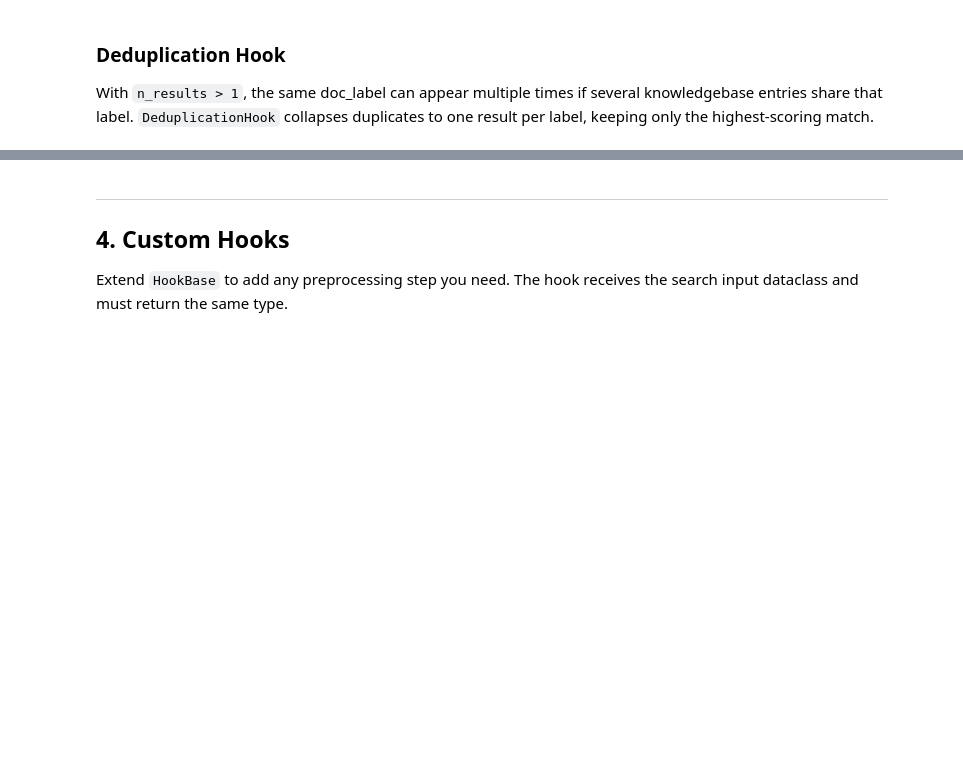
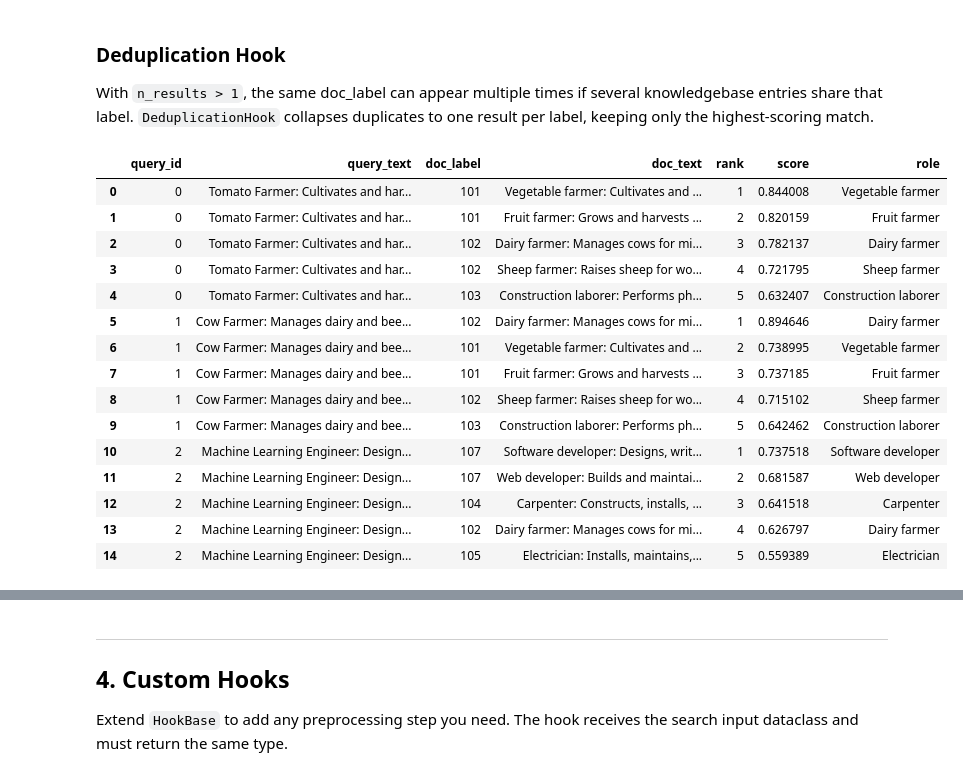
Before and after one commit to datasciencecampus/classifai_demo, a Jupyter notebook: notebooks/general_workflow_demo.ipynb, the cells around one changed output, grey strips where cells are left out. Saved outputs shown, nothing was run; the diff lists cells and outputs as text; code cells hidden in the pictures; blank space fills up the shorter version.

Commit message:
feat: remove nbstripout and remove green formatting on dataframes in general workflow notebook

```diff
--- a/notebooks/general_workflow_demo.ipynb
+++ b/notebooks/general_workflow_demo.ipynb
@@ -132,8 +156,25 @@ With `n_results > 1`, the same doc_label can appear multiple times if several kn
 # %%
 # Without deduplication — the same SOC code can appear multiple times per query
 soc_result = soc_vector_store.search(query=input_data, n_results=5)
 
-soc_result.style.set_properties(subset=["doc_label"], **highlight_kwargs)
+soc_result
+# %% [output]
+|  | query_id | query_text | doc_label | doc_text | rank | score | role |
+| 0 | 0 | Tomato Farmer: Cultivates and har... | 101 | Vegetable farmer: Cultivates and ... | 1 | 0.844008 | Vegetable farmer |
+| 1 | 0 | Tomato Farmer: Cultivates and har... | 101 | Fruit farmer: Grows and harvests ... | 2 | 0.820159 | Fruit farmer |
+| 2 | 0 | Tomato Farmer: Cultivates and har... | 102 | Dairy farmer: Manages cows for mi... | 3 | 0.782137 | Dairy farmer |
+| 3 | 0 | Tomato Farmer: Cultivates and har... | 102 | Sheep farmer: Raises sheep for wo... | 4 | 0.721795 | Sheep farmer |
+| 4 | 0 | Tomato Farmer: Cultivates and har... | 103 | Construction laborer: Performs ph... | 5 | 0.632407 | Construction laborer |
+| 5 | 1 | Cow Farmer: Manages dairy and bee... | 102 | Dairy farmer: Manages cows for mi... | 1 | 0.894646 | Dairy farmer |
+| 6 | 1 | Cow Farmer: Manages dairy and bee... | 101 | Vegetable farmer: Cultivates and ... | 2 | 0.738995 | Vegetable farmer |
+| 7 | 1 | Cow Farmer: Manages dairy and bee... | 101 | Fruit farmer: Grows and harvests ... | 3 | 0.737185 | Fruit farmer |
+| 8 | 1 | Cow Farmer: Manages dairy and bee... | 102 | Sheep farmer: Raises sheep for wo... | 4 | 0.715102 | Sheep farmer |
+| 9 | 1 | Cow Farmer: Manages dairy and bee... | 103 | Construction laborer: Performs ph... | 5 | 0.642462 | Construction laborer |
+| 10 | 2 | Machine Learning Engineer: Design... | 107 | Software developer: Designs, writ... | 1 | 0.737518 | Software developer |
+| 11 | 2 | Machine Learning Engineer: Design... | 107 | Web developer: Builds and maintai... | 2 | 0.681587 | Web developer |
+| 12 | 2 | Machine Learning Engineer: Design... | 104 | Carpenter: Constructs, installs, ... | 3 | 0.641518 | Carpenter |
+| 13 | 2 | Machine Learning Engineer: Design... | 102 | Dairy farmer: Manages cows for mi... | 4 | 0.626797 | Dairy farmer |
+| 14 | 2 | Machine Learning Engineer: Design... | 105 | Electrician: Installs, maintains,... | 5 | 0.559389 | Electrician |
 # %%
 soc_vs_dedup = VectorStore(
     file_name="../data/mock_vector_store_data.csv",
```
Also changed, not shown: parts of 8 cells of this notebook, 1 other file.
